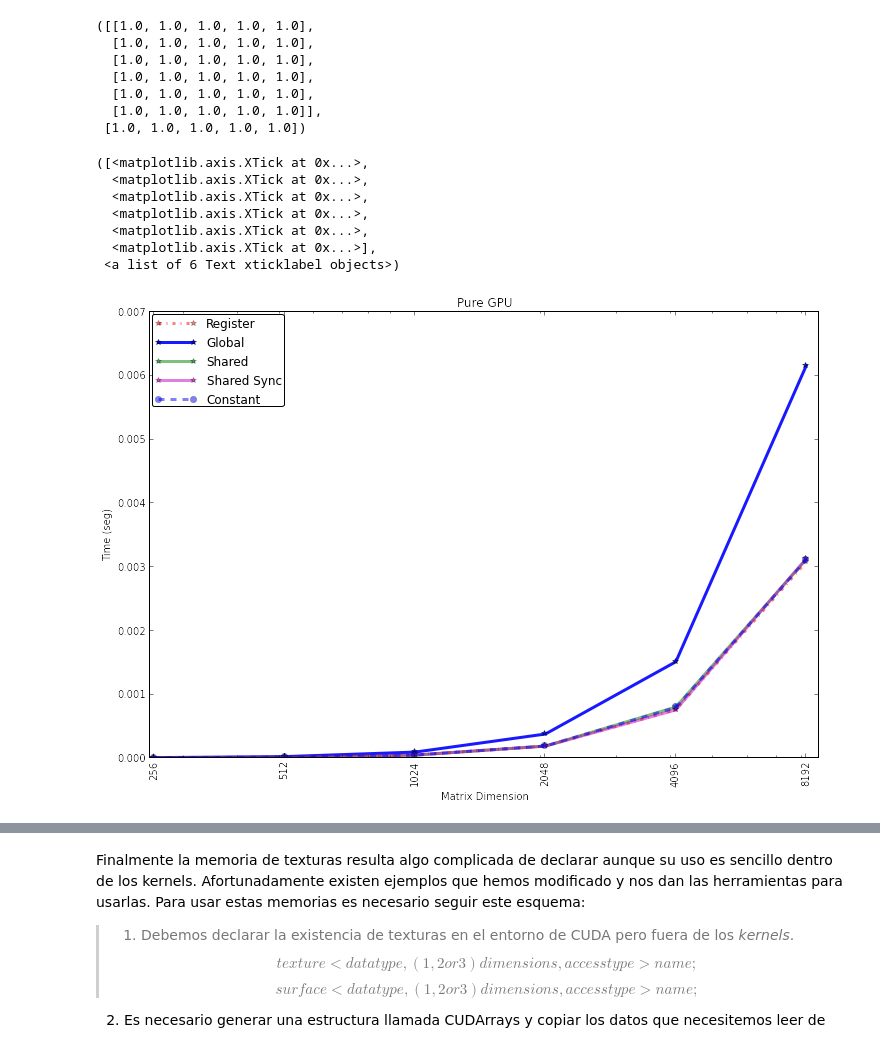
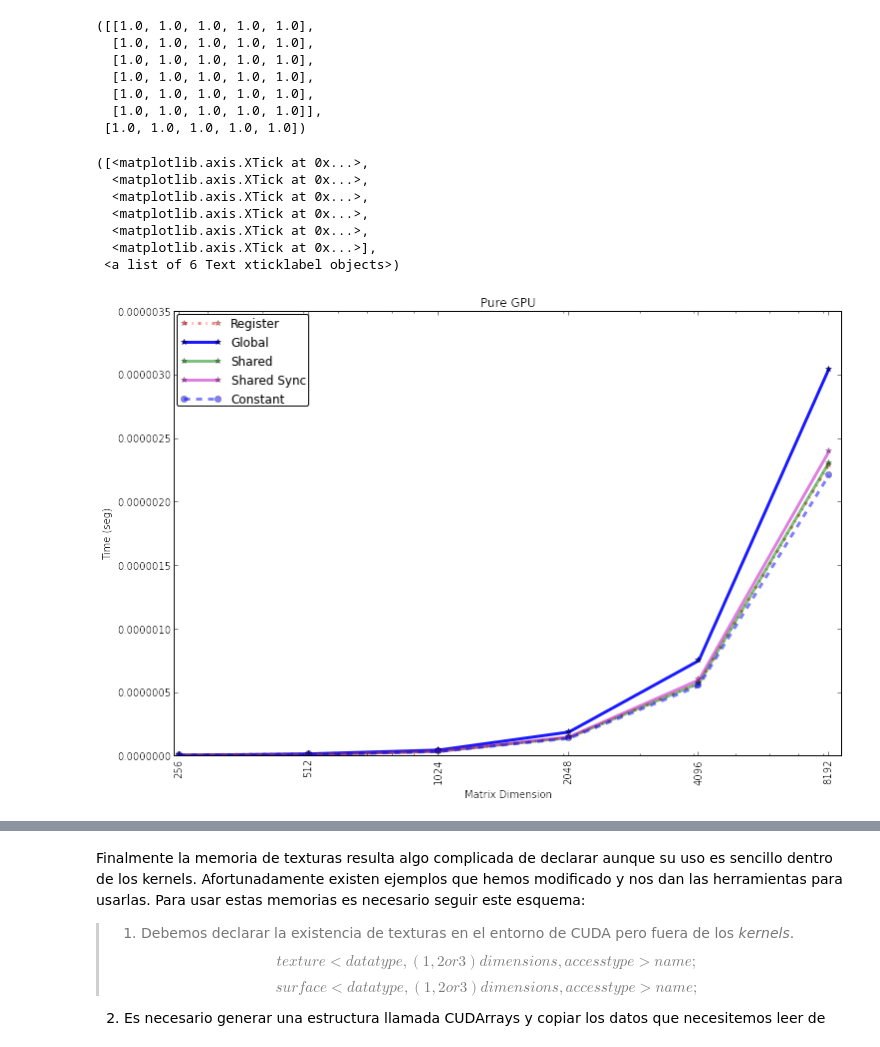
Before and after one commit to zamorays/miniCursoPycuda, a Jupyter notebook: Sesion5_MemoriasCUDA.ipynb, the cells around one changed output, grey strips where cells are left out. Saved outputs shown, nothing was run; the diff lists cells and outputs as text; code cells hidden in the pictures.

```diff
--- a/Sesion5_MemoriasCUDA.ipynb
+++ b/Sesion5_MemoriasCUDA.ipynb
@@ -162,6 +168,6 @@ A[tid] = cMem; // Constant memory lecture and Global Memory write
 # %%
-#preCPU, presGPU = np.float32, 'float'
-presCPU, presGPU = np.float64, 'double'
+presCPU, presGPU = np.float32, 'float'
+#presCPU, presGPU = np.float64, 'double'
 # %%
 def optKernels(kFile,pres='float',subBlGr = False, cuB=(1,1,1), cuG=(1,1,1)):
     kFile = kFile.replace('cuPres', pres)
@@ -225,7 +231,7 @@ Evaluemos la velocidad de las distintas implementaciones
 # %%
 from time import time
 # %%
-nLoop = 100
+nLoop = 10
 timeReg = []
 timeGlo = []
 timeSha = []
@@ -355,26 +357,26 @@ occK,occK[:][0]
  [1.0, 1.0, 1.0, 1.0, 1.0])
 # %%
 plt.figure(1,figsize=(12,8),dpi=200)
-plt.semilogx([2**i for i in range(8,14)],timeReg,'r-.*',label='Register',linewidth=3.0,alpha=0.5)
-plt.semilogx([2**i for i in range(8,14)],timeGlo,'b-*',label='Global',linewidth=3.0,alpha=0.9)
-plt.semilogx([2**i for i in range(8,14)],timeSha,'g-*',label='Shared',linewidth=3.0,alpha=0.5)
-plt.semilogx([2**i for i in range(8,14)],timeShaSy,'m-*',label='Shared Sync',linewidth=3.0,alpha=0.5)
-plt.semilogx([2**i for i in range(8,14)],timeCons,'b--o',label='Constant',linewidth=3.0,alpha=0.5)
+plt.semilogx([2**i for i in range(8,14)],np.array(timeReg)*1e-3,'r-.*',label='Register',linewidth=3.0,alpha=0.5)
+plt.semilogx([2**i for i in range(8,14)],np.array(timeGlo)*1e-3,'b-*',label='Global',linewidth=3.0,alpha=0.9)
+plt.semilogx([2**i for i in range(8,14)],np.array(timeSha)*1e-3,'g-*',label='Shared',linewidth=3.0,alpha=0.5)
+plt.semilogx([2**i for i in range(8,14)],np.array(timeShaSy)*1e-3,'m-*',label='Shared Sync',linewidth=3.0,alpha=0.5)
+plt.semilogx([2**i for i in range(8,14)],np.array(timeCons)*1e-3,'b--o',label='Constant',linewidth=3.0,alpha=0.5)
 plt.ylabel('Time (seg)')
 plt.xlabel('Matrix Dimension')
 plt.xlim(xmin=250,xmax=2**13.1)
 plt.title('Pure GPU')
 plt.legend(loc=2,labelspacing=0.5,fancybox=True, handlelength=3.5, borderaxespad=0.25, borderpad=0.25)
 plt.xticks([2**i for i in range(8,14)], [2**i for i in range(8,14)], rotation='vertical')
 # %% [output]
 ([<matplotlib.axis.XTick at 0x...>,
   <matplotlib.axis.XTick at 0x...>,
   <matplotlib.axis.XTick at 0x...>,
   <matplotlib.axis.XTick at 0x...>,
   <matplotlib.axis.XTick at 0x...>,
   <matplotlib.axis.XTick at 0x...>],
  <a list of 6 Text xticklabel objects>)
-[figure, old version]
+[figure, new version]
 # %%
 plt.figure(1,figsize=(12,8),dpi=200)
 plt.title('{0}, precision {1}, Block:{2}'.format(device.name(),presGPU,cuBlock),size=18)
```
Also changed, not shown: parts of 47 cells of this notebook, 13 other files.
